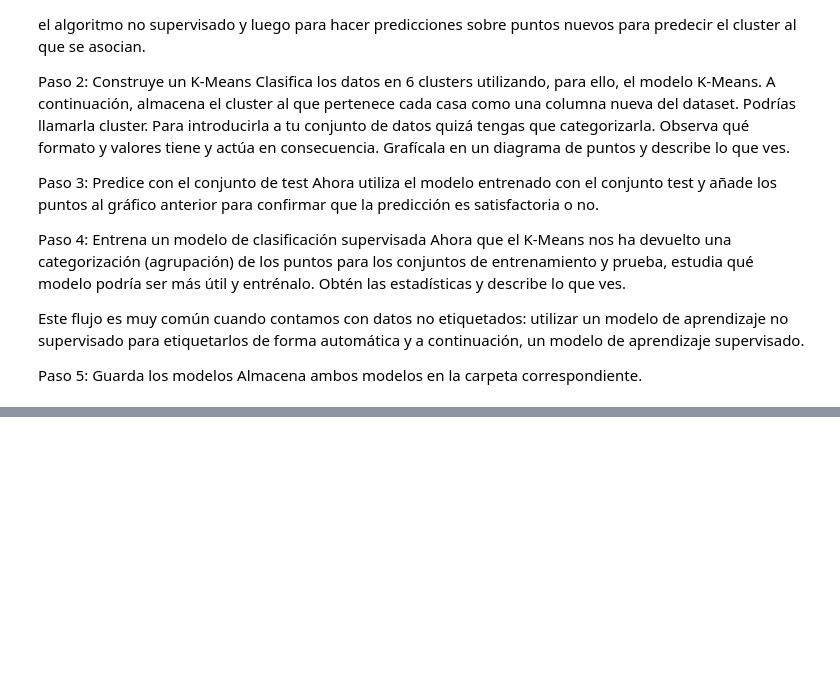
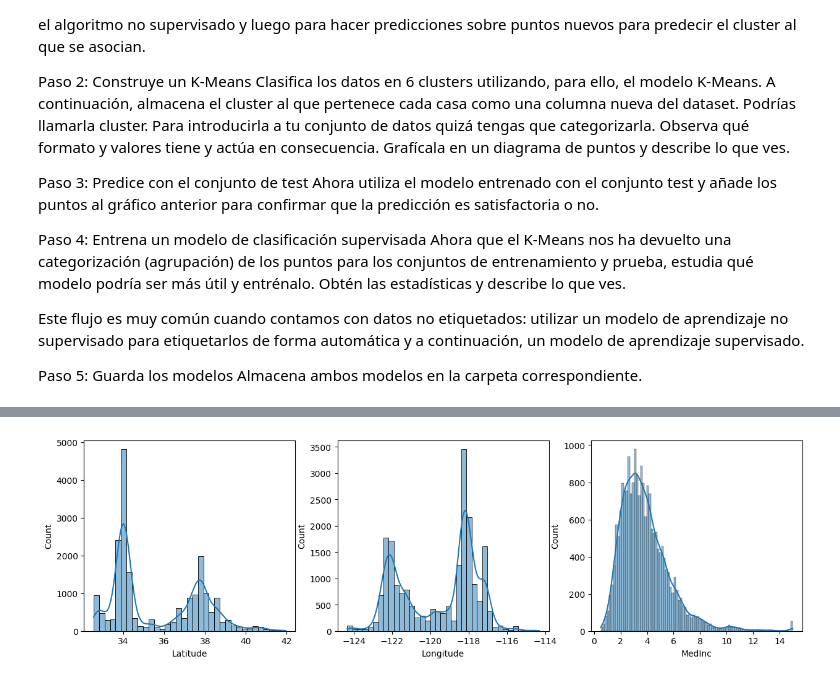
Before and after one commit to natbp/natbp_intro_ML, a Jupyter notebook: src/09-k-means-housing.ipynb, the cells around one changed output, grey strips where cells are left out. Saved outputs shown, nothing was run; the diff lists cells and outputs as text; code cells hidden in the pictures; blank space fills up the shorter version.

```diff
--- a/src/09-k-means-housing.ipynb
+++ b/src/09-k-means-housing.ipynb
@@ -25,0 +189,10 @@ Almacena ambos modelos en la carpeta correspondiente.
+# %%
+fig, ax = plt.subplots(1,3, figsize=(15,4))
+
+sns.histplot(df["Latitude"], kde=True, ax=ax[0])
+sns.histplot(df["Longitude"], kde=True, ax=ax[1])
+sns.histplot(df["MedInc"], kde=True, ax=ax[2])
+
+plt.show()
+# %% [output]
+[figure, added]
```
Also changed, not shown: parts of 62 cells of this notebook, 3 other files.
